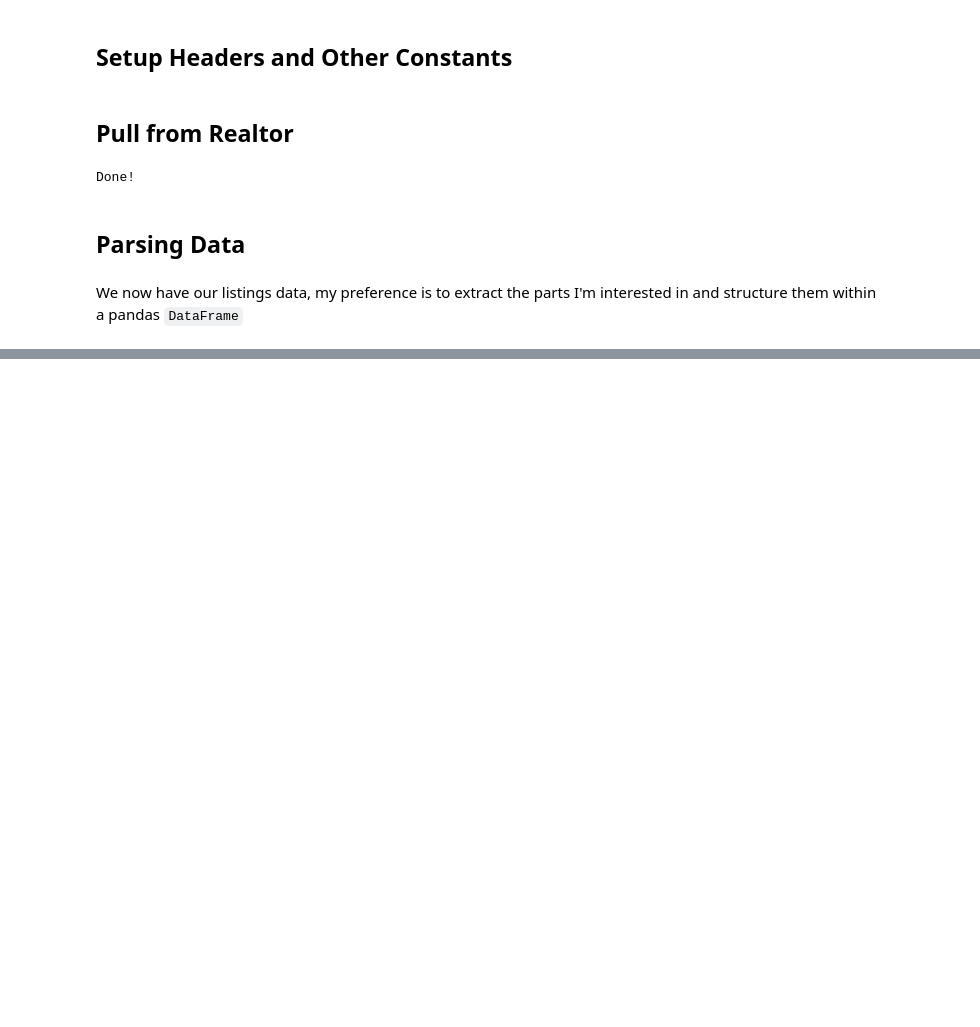
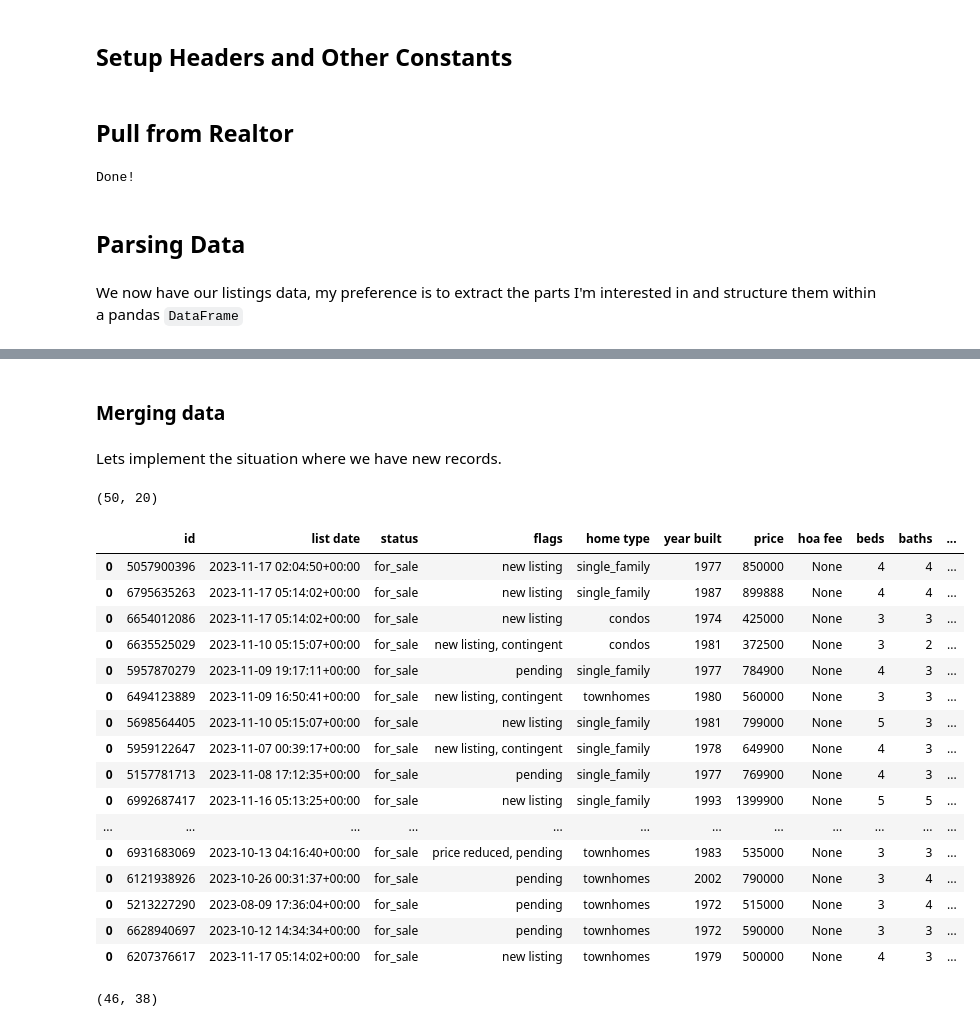
Before and after one commit to razach/HouseFinder, a Jupyter notebook: Experiments/store_db experiment.ipynb, the cells around one changed output, grey strips where cells are left out. Saved outputs shown, nothing was run; the diff lists cells and outputs as text; code cells hidden in the pictures; blank space fills up the shorter version.

```diff
--- a/Experiments/store_db experiment.ipynb
+++ b/Experiments/store_db experiment.ipynb
@@ -468,5 +330,0 @@ Also as you can see, these requests would strongly benefit from multithreading t
-# %%
-df['Flood Risk'] = df['id'].apply(lambda x: id_risk_dict.get(x, {}).get('flood', {}).get('flood_factor_severity'))
-df['Wildfire Risk'] = df['id'].apply(lambda x: id_risk_dict.get(x, {}).get('wildfire', {}).get('fire_factor_severity'))
-
-df.head()
@@ -480,0 +374,4 @@ df.head()
+# %% [markdown]
+### Merging data
+# %% [markdown]
+Lets implement the situation where we have new records.
@@ -480,0 +383,28 @@ df.head()
+# %%
+df.shape
+# %% [output]
+(50, 20)
+# %%
+df
+# %% [output]
+|  | id | list date | status | flags | home type | year built | price | hoa fee | beds | baths | ... |
+| 0 | 5057900396 | 2023-11-17 02:04:50+00:00 | for_sale | new listing | single_family | 1977 | 850000 | None | 4 | 4 | ... |
+| 0 | 6795635263 | 2023-11-17 05:14:02+00:00 | for_sale | new listing | single_family | 1987 | 899888 | None | 4 | 4 | ... |
+| 0 | 6654012086 | 2023-11-17 05:14:02+00:00 | for_sale | new listing | condos | 1974 | 425000 | None | 3 | 3 | ... |
+| 0 | 6635525029 | 2023-11-10 05:15:07+00:00 | for_sale | new listing, contingent | condos | 1981 | 372500 | None | 3 | 2 | ... |
+| 0 | 5957870279 | 2023-11-09 19:17:11+00:00 | for_sale | pending | single_family | 1977 | 784900 | None | 4 | 3 | ... |
+| 0 | 6494123889 | 2023-11-09 16:50:41+00:00 | for_sale | new listing, contingent | townhomes | 1980 | 560000 | None | 3 | 3 | ... |
+| 0 | 5698564405 | 2023-11-10 05:15:07+00:00 | for_sale | new listing | single_family | 1981 | 799000 | None | 5 | 3 | ... |
+| 0 | 5959122647 | 2023-11-07 00:39:17+00:00 | for_sale | new listing, contingent | single_family | 1978 | 649900 | None | 4 | 3 | ... |
+| 0 | 5157781713 | 2023-11-08 17:12:35+00:00 | for_sale | pending | single_family | 1977 | 769900 | None | 4 | 3 | ... |
+| 0 | 6992687417 | 2023-11-16 05:13:25+00:00 | for_sale | new listing | single_family | 1993 | 1399900 | None | 5 | 5 | ... |
+| ... | ... | ... | ... | ... | ... | ... | ... | ... | ... | ... | ... |
+| 0 | 6931683069 | 2023-10-13 04:16:40+00:00 | for_sale | price reduced, pending | townhomes | 1983 | 535000 | None | 3 | 3 | ... |
+| 0 | 6121938926 | 2023-10-26 00:31:37+00:00 | for_sale | pending | townhomes | 2002 | 790000 | None | 3 | 4 | ... |
+| 0 | 5213227290 | 2023-08-09 17:36:04+00:00 | for_sale | pending | townhomes | 1972 | 515000 | None | 3 | 4 | ... |
+| 0 | 6628940697 | 2023-10-12 14:34:34+00:00 | for_sale | pending | townhomes | 1972 | 590000 | None | 3 | 3 | ... |
+| 0 | 6207376617 | 2023-11-17 05:14:02+00:00 | for_sale | new listing | townhomes | 1979 | 500000 | None | 4 | 3 | ... |
+# %%
+merged_df.shape
+# %% [output]
+(46, 38)
```
Also changed, not shown: parts of 34 cells of this notebook, 6 other files.
